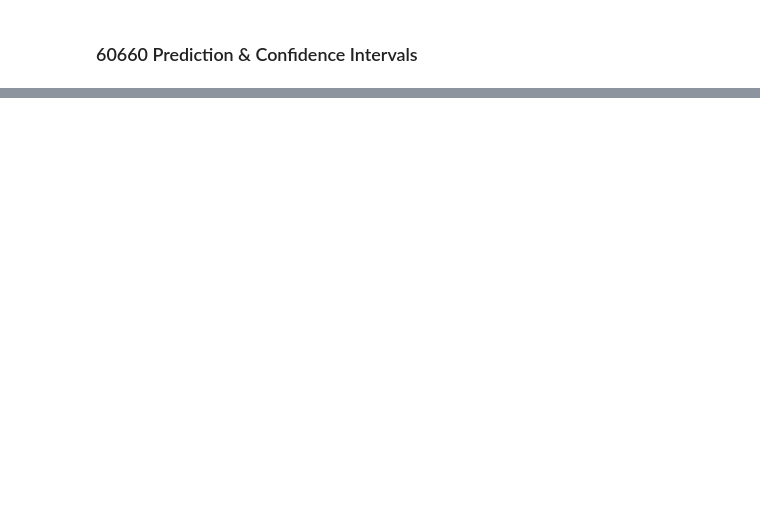
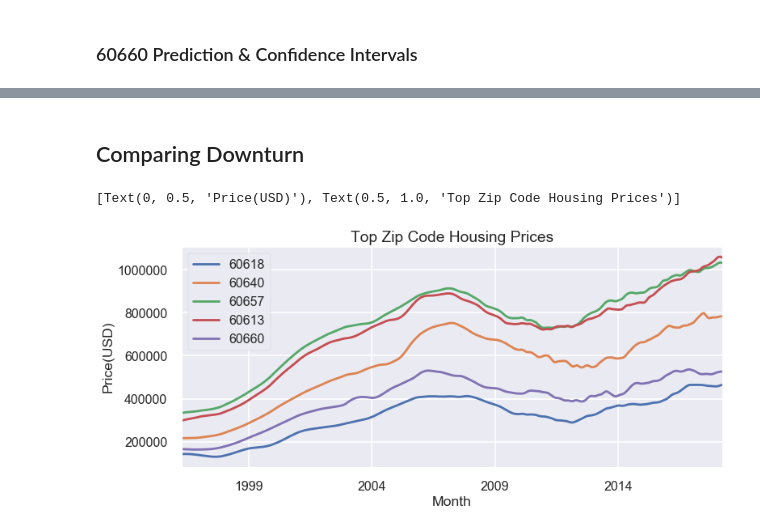
Before and after one commit to lemaster1/Time-Series-with-ARIMA-Models-Predicting-Top-5-Chicago-Zip-Codes-to-Invest, a Jupyter notebook: lemaster_mod_4.ipynb, the cells around one changed output, grey strips where cells are left out. Saved outputs shown, nothing was run; the diff lists cells and outputs as text; code cells hidden in the pictures; blank space fills up the shorter version.

```diff
--- a/lemaster_mod_4.ipynb
+++ b/lemaster_mod_4.ipynb
@@ -1188,0 +1220,17 @@ result_fig[60660]
+# %% [markdown]
+## Comparing Downturn
+# %%
+top_5 = [60618, 60640, 60657, 60613, 60660]
+# %%
+top_5_ts ={}
+
+for z in top_5:
+    ts_temp=get_ts_from_chicago(chicago, z)
+    top_5_ts[z] = ts_temp
+# %%
+ax = pd.DataFrame(top_5_ts).plot()
+fig = ax.get_figure()
+ax.set(title = 'Top Zip Code Housing Prices', ylabel = 'Price (USD)')
+# %% [output]
+[Text(0, 0.5, 'Price(USD)'), Text(0.5, 1.0, 'Top Zip Code Housing Prices')]
+[figure, added]
```
Also changed, not shown: parts of 11 cells of this notebook.
